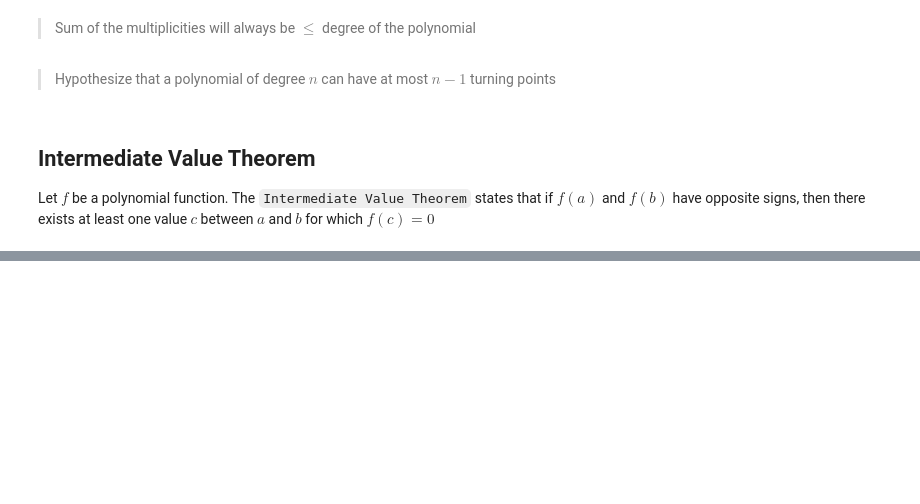
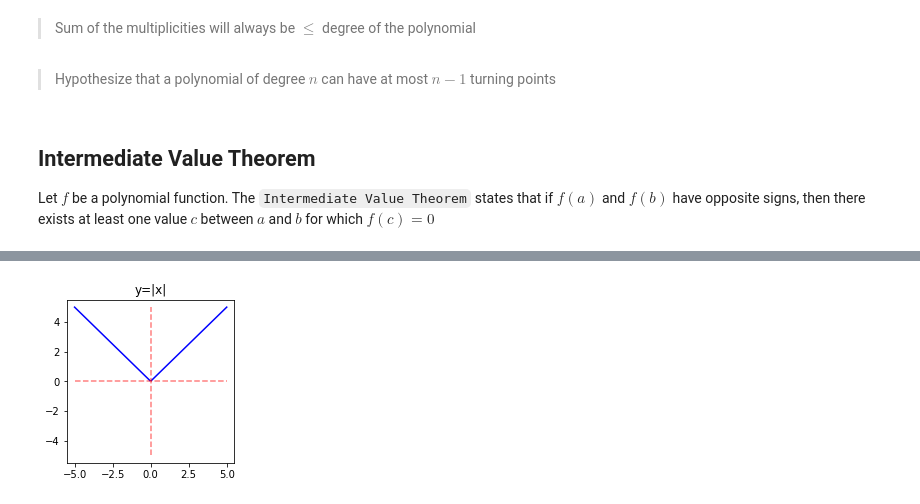
Before and after one commit to arun-jathari/academics, a Jupyter notebook: Maths-1.ipynb, the cells around one changed output, grey strips where cells are left out. Drawn from its saved outputs; the diff is of its cells as text; code cells hidden in the pictures; blank space fills up the shorter version.

```diff
--- a/Maths-1.ipynb
+++ b/Maths-1.ipynb
@@ -405,0 +446,17 @@ Let $f$ be a polynomial function. The `Intermediate Value Theorem` states that i
+# %%
+import matplotlib.pyplot as plt
+import numpy as np
+fig=plt.figure(figsize=(3,3))
+x = np.linspace(-5,5,100)
+y1 = x[x>=0]
+y2 = -x[x<=0]
+plt.plot(x[x>=0],y1,c='b')
+plt.plot(x[x<0],y2,c='b')
+plt.title('y=|x|')
+h = [0]*100
+v = [0]*100
+plt.plot(x,h,'--r',alpha=0.5)
+plt.plot(v,x,'--r',alpha=0.5)
+plt.show()
+# %% [output]
+[figure, added]
```
Also changed, not shown: parts of 12 cells of this notebook, 1 other file.
